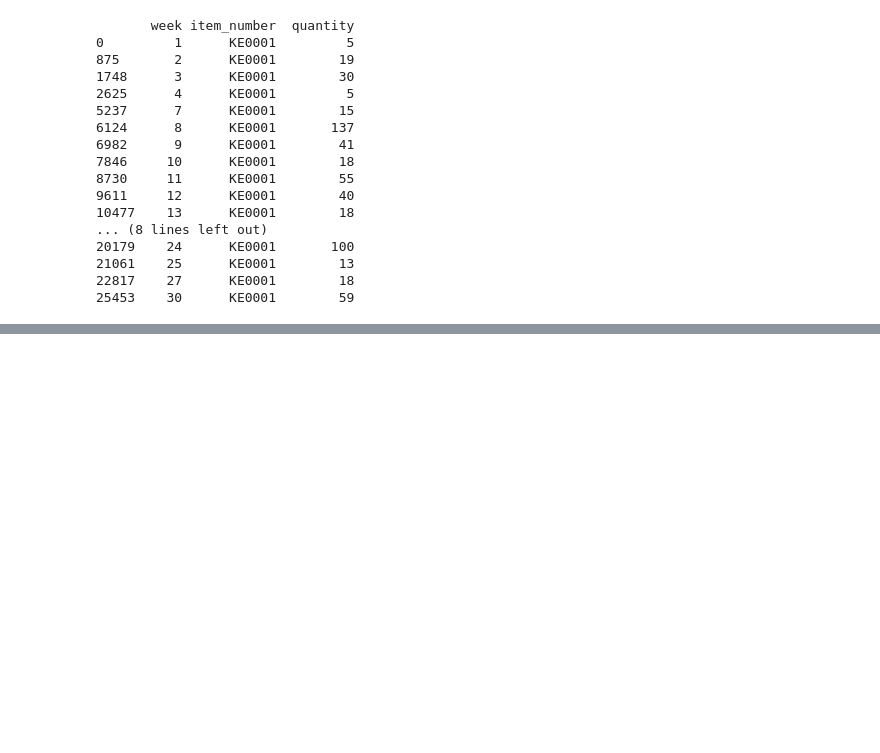
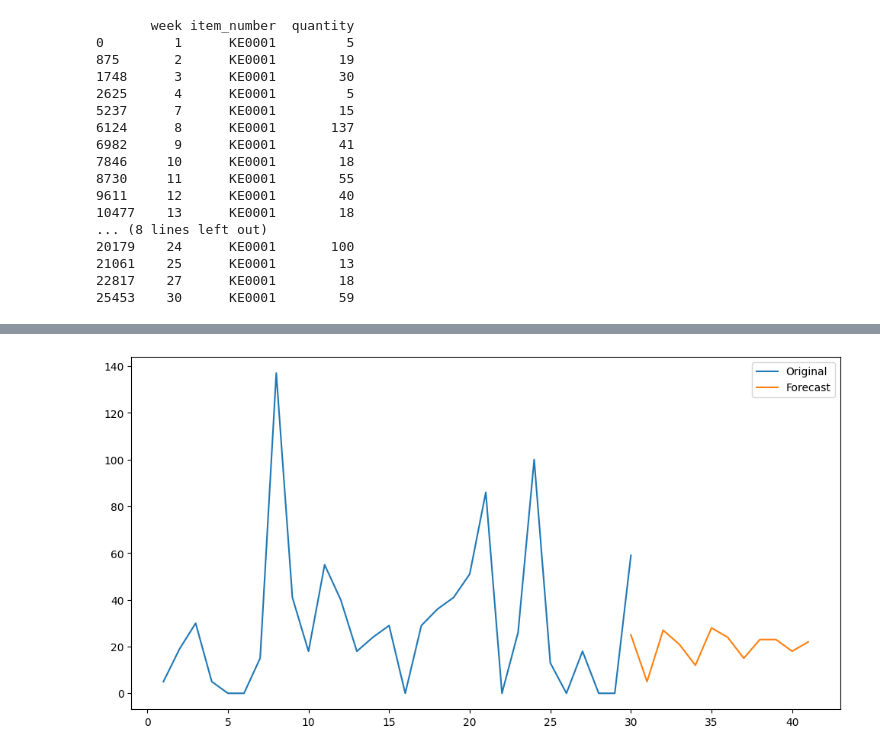
Before and after one commit to naveen-malla/Customer-Segmentation-and-SKU-Forecasting, a Jupyter notebook: sku_forecasting.ipynb, the cells around one changed output, grey strips where cells are left out. Saved outputs shown, nothing was run; the diff lists cells and outputs as text; code cells hidden in the pictures; blank space fills up the shorter version.

```diff
--- a/sku_forecasting.ipynb
+++ b/sku_forecasting.ipynb
@@ -105,0 +175,21 @@ print(df_ke0001)
+# %%
+# train new model on all 30 weeks of data
+model = ARIMA(df_ke0001['quantity'], order=(5,1,0))
+model_fit = model.fit()
+# %%
+# predictthe data for next 12 weeks starting from week 31
+# plot the original data till 30 weeks and the forecasted data for the next 12 weeks
+predictions = model_fit.forecast(steps=12)
+predictions = predictions.reset_index()
+predictions.columns = ['week', 'quantity']
+predictions['item_number'] = 'KE0001'
+predictions['week'] = predictions['week'].astype(int)
+predictions['quantity'] = predictions['quantity'].astype(int)
+
+plt.figure(figsize=(12, 6))
+plt.plot(df_ke0001['week'], df_ke0001['quantity'], label='Original')
+plt.plot(predictions['week'], predictions['quantity'], label='Forecast')
+plt.legend()
+plt.show()
+# %% [output]
+[figure, added]
```
Also changed, not shown: parts of 11 cells of this notebook.
